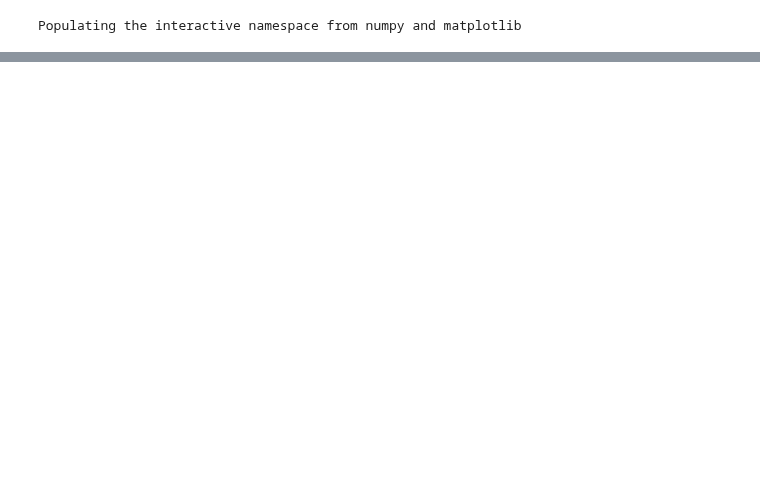
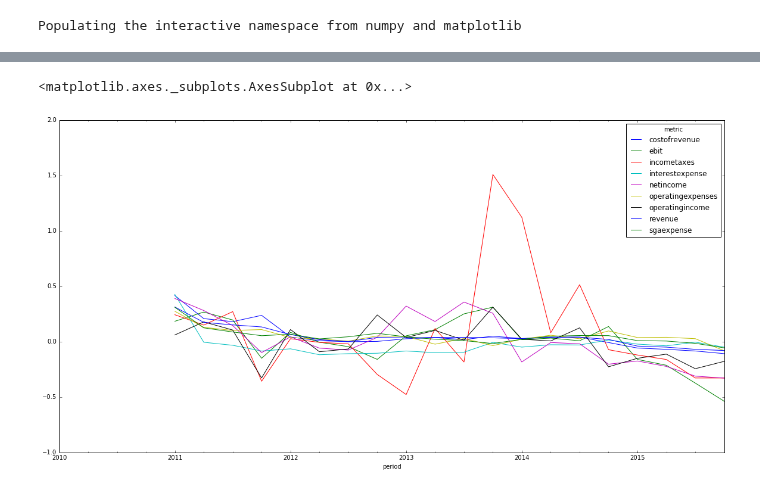
Before and after one commit to calcbench/notebooks, a Jupyter notebook: standard_statements.ipynb, the cells around one changed output, grey strips where cells are left out. Saved outputs shown, nothing was run; the diff lists cells and outputs as text; code cells hidden in the pictures; blank space fills up the shorter version.

```diff
--- a/standard_statements.ipynb
+++ b/standard_statements.ipynb
@@ -33,0 +67,5 @@ DateParseError: Unknown datetime string format, unable to parse: period
+# %%
+((totals - totals.shift(4, axis=1)) / totals.shift(4, axis=1)).T.plot(figsize=(20, 10))
+# %% [output]
+<matplotlib.axes._subplots.AxesSubplot at 0x...>
+[figure, added]
```
Also changed, not shown: parts of 6 cells of this notebook, 3 other files.
